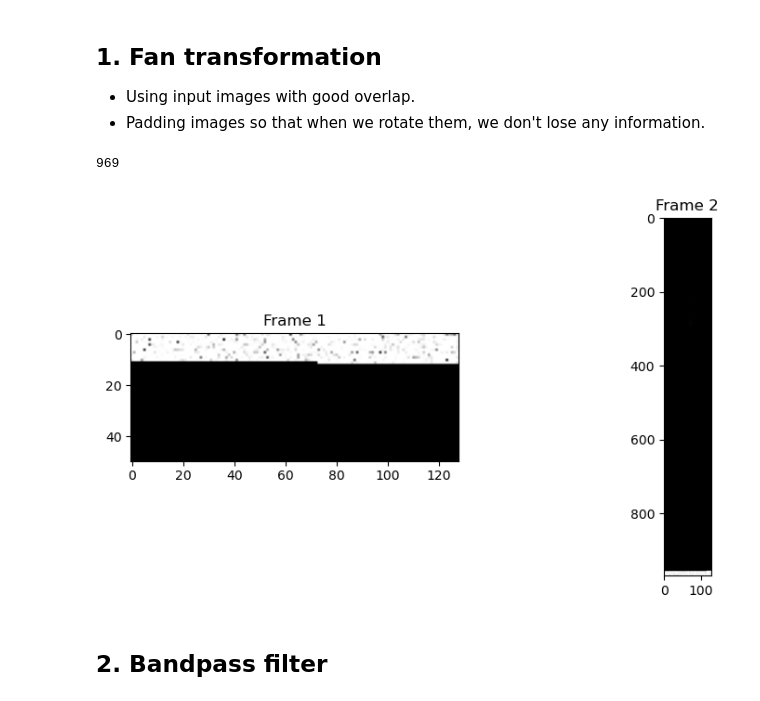
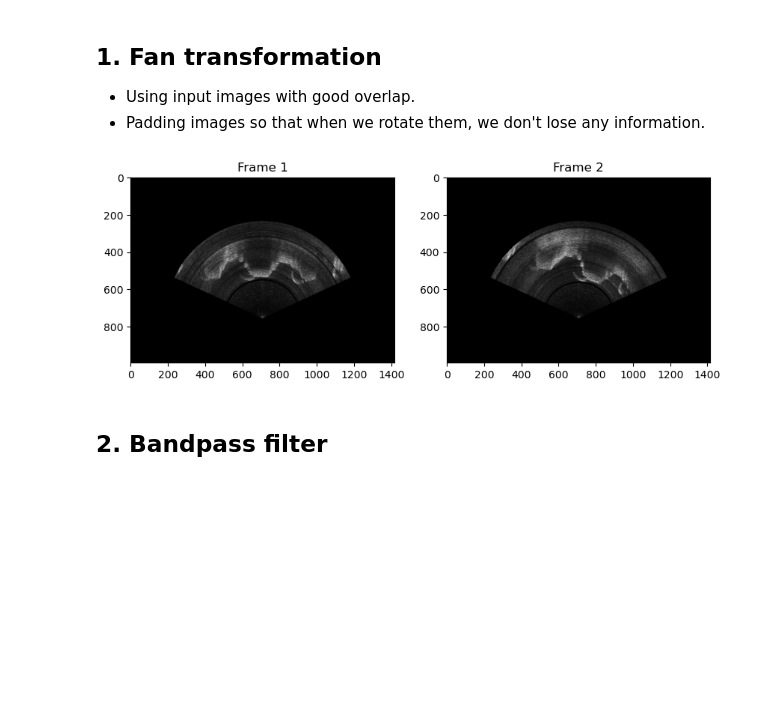
Before and after one commit to jp-pino/sonar-registration, a Jupyter notebook: fourier-mellin.ipynb, the cells around one changed output. Cells and saved outputs as stored; diff of their text form; code cells hidden in the pictures; blank space fills up the shorter version.

```diff
--- a/fourier-mellin.ipynb
+++ b/fourier-mellin.ipynb
@@ -76,40 +76,30 @@ def fourier_mellin(a, b):
 # %%
 fig, axes = plt.subplots(1, 2, figsize=(10, 5))
 ax = axes.ravel()
 
-generator = binlog.read_ping("logs/tritech-2.bez")
-
+generator = binlog.read_ping("logs/log-multibeam.bez", start_frame=75912)
 
 _, a_data, _, aperture, _ = next(generator)
-for i in range(400): next(generator)
+for i in range(76873 - 75912): next(generator)
 _, b_data, _, aperture, _ = next(generator)
 
-for b, ts in binlog.read_binlog("logs/tritech.bez"):
-    if b is None: continue
-    print(b.number_of_ranges)
-    break
-
-# Crop data by half only vertically
-a_data = a_data[::-1][:50]
-
 ### Apply fan transformation
-a_raw, _ = image.extract_data_and_mask(image.to_fan(a_data[::-1], aperture))
+a_raw, _ = image.extract_data_and_mask(image.to_fan(a_data, aperture))
 b_raw, mask = image.extract_data_and_mask(image.to_fan(b_data, aperture))
 
 # Pad the images by half of the image size
 pad_size = np.max(a_raw.shape) // 4
 a = np.pad(a_raw, pad_size)
 b = np.pad(b_raw, pad_size)
 mask = np.pad(mask, pad_size)
 
 ax[0].set_title("Frame 1")
-ax[0].imshow(a_data, cmap='gray')
+ax[0].imshow(a, cmap='gray')
 ax[1].set_title("Frame 2")
-ax[1].imshow(b_data, cmap='gray')
+ax[1].imshow(b, cmap='gray')
 plt.show()
 # %% [output]
-969
-[figure, old version]
+[figure, new version]
 # %% [markdown]
 ## 2. Bandpass filter
 # %%
```
Also changed, not shown: parts of 3 cells of this notebook, 6 other files.
